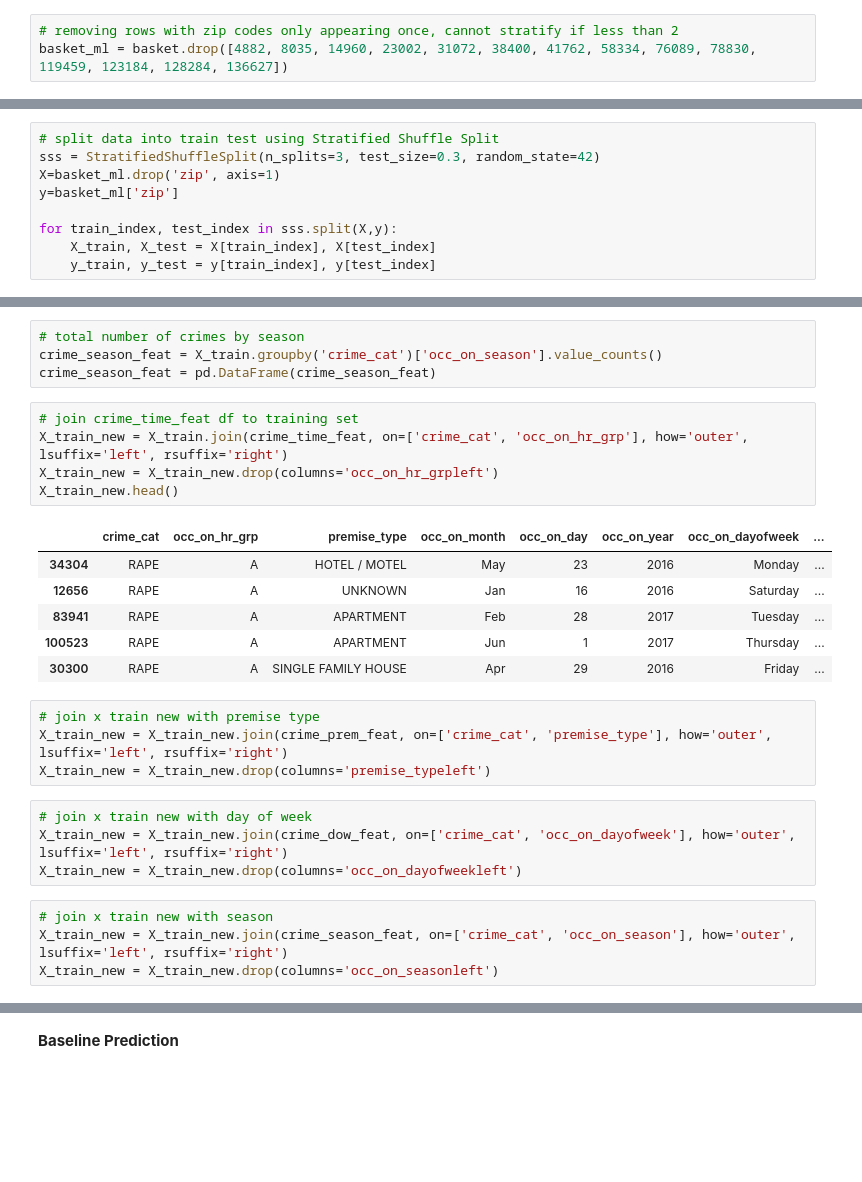
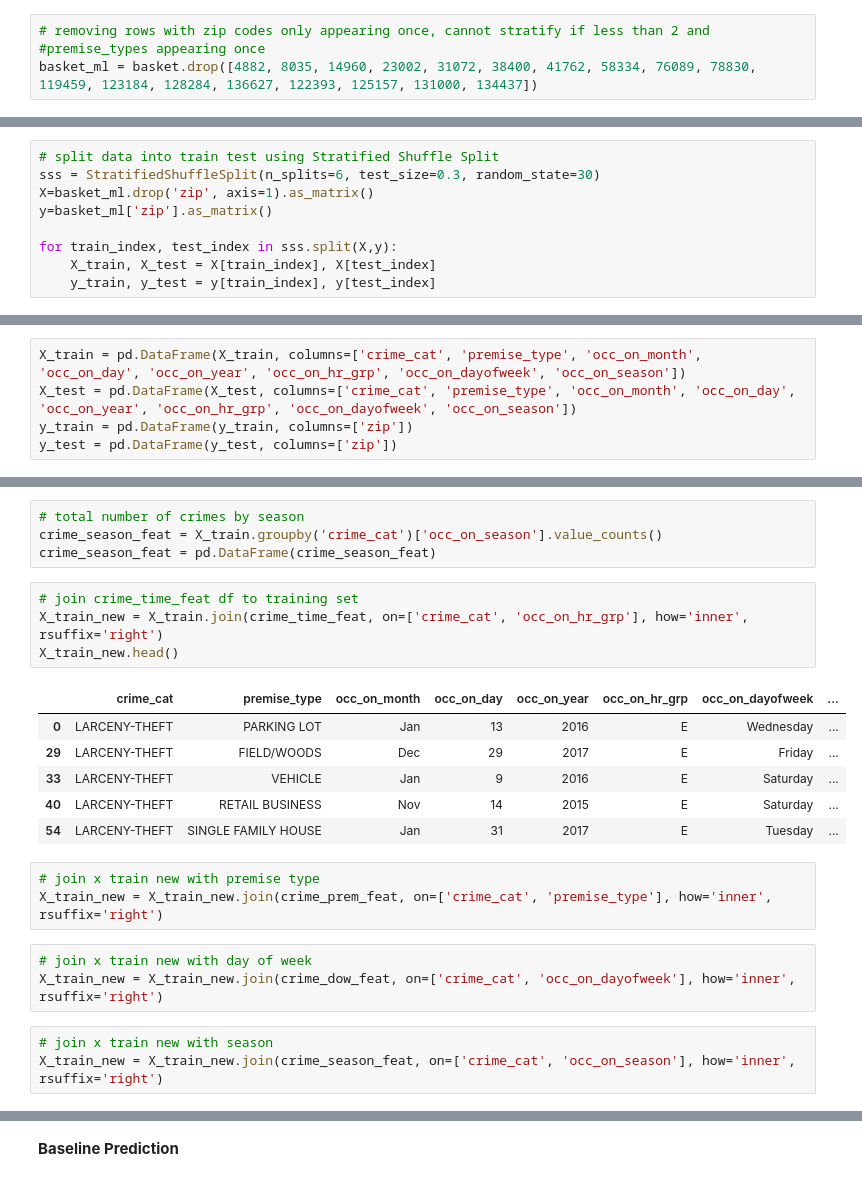
Before and after one commit to jpeterson28/DSCT_Capstone1, a Jupyter notebook: Code.ipynb, the cells around one changed output, grey strips where cells are left out. Saved outputs shown, nothing was run; the diff lists cells and outputs as text; blank space fills up the shorter version.

```diff
--- a/Code.ipynb
+++ b/Code.ipynb
@@ -641,3 +655,3 @@ basket.loc[basket['zip'].isin(zip_array)]
 # %%
-# removing rows with zip codes only appearing once, cannot stratify if less than 2
-basket_ml = basket.drop([4882, 8035, 14960, 23002, 31072, 38400, 41762, 58334, 76089, 78830, 119459, 123184, 128284, 136627])
+# removing rows with zip codes only appearing once, cannot stratify if less than 2 and #premise_types appearing once
+basket_ml = basket.drop([4882, 8035, 14960, 23002, 31072, 38400, 41762, 58334, 76089, 78830, 119459, 123184, 128284, 136627, 122393, 125157, 131000, 134437])
@@ -653,8 +674,8 @@ Name: zip, dtype: int64
 # %%
 # split data into train test using Stratified Shuffle Split
-sss = StratifiedShuffleSplit(n_splits=3, test_size=0.3, random_state=42)
-X=basket_ml.drop('zip', axis=1)
-y=basket_ml['zip']
+sss = StratifiedShuffleSplit(n_splits=6, test_size=0.3, random_state=30)
+X=basket_ml.drop('zip', axis=1).as_matrix()
+y=basket_ml['zip'].as_matrix()
 
 for train_index, test_index in sss.split(X,y):
     X_train, X_test = X[train_index], X[test_index]
@@ -664,3 +683,8 @@ KeyError: '[113190  40619  46661 ...  40955  55517  16495] not in index'
+# %%
+X_train = pd.DataFrame(X_train, columns=['crime_cat', 'premise_type', 'occ_on_month', 'occ_on_day', 'occ_on_year', 'occ_on_hr_grp', 'occ_on_dayofweek', 'occ_on_season'])
+X_test = pd.DataFrame(X_test, columns=['crime_cat', 'premise_type', 'occ_on_month', 'occ_on_day', 'occ_on_year', 'occ_on_hr_grp', 'occ_on_dayofweek', 'occ_on_season'])
+y_train = pd.DataFrame(y_train, columns=['zip'])
+y_test = pd.DataFrame(y_test, columns=['zip'])
 # %% [markdown]
 **Feature Engineering**
 
@@ -686,28 +710,24 @@ crime_season_feat = X_train.groupby('crime_cat')['occ_on_season'].value_counts()
 crime_season_feat = pd.DataFrame(crime_season_feat)
 # %%
 # join crime_time_feat df to training set
-X_train_new = X_train.join(crime_time_feat, on=['crime_cat', 'occ_on_hr_grp'], how='outer', lsuffix='left', rsuffix='right')
-X_train_new = X_train_new.drop(columns='occ_on_hr_grpleft')
+X_train_new = X_train.join(crime_time_feat, on=['crime_cat', 'occ_on_hr_grp'], how='inner', rsuffix='right')
 X_train_new.head()
 # %% [output]
-|  | crime_cat | occ_on_hr_grp | premise_type | occ_on_month | occ_on_day | occ_on_year | occ_on_dayofweek | ... |
-| 34304 | RAPE | A | HOTEL / MOTEL | May | 23 | 2016 | Monday | ... |
-| 12656 | RAPE | A | UNKNOWN | Jan | 16 | 2016 | Saturday | ... |
-| 83941 | RAPE | A | APARTMENT | Feb | 28 | 2017 | Tuesday | ... |
-| 100523 | RAPE | A | APARTMENT | Jun | 1 | 2017 | Thursday | ... |
-| 30300 | RAPE | A | SINGLE FAMILY HOUSE | Apr | 29 | 2016 | Friday | ... |
+|  | crime_cat | premise_type | occ_on_month | occ_on_day | occ_on_year | occ_on_hr_grp | occ_on_dayofweek | ... |
+| 0 | LARCENY-THEFT | PARKING LOT | Jan | 13 | 2016 | E | Wednesday | ... |
+| 29 | LARCENY-THEFT | FIELD/WOODS | Dec | 29 | 2017 | E | Friday | ... |
+| 33 | LARCENY-THEFT | VEHICLE | Jan | 9 | 2016 | E | Saturday | ... |
+| 40 | LARCENY-THEFT | RETAIL BUSINESS | Nov | 14 | 2015 | E | Saturday | ... |
+| 54 | LARCENY-THEFT | SINGLE FAMILY HOUSE | Jan | 31 | 2017 | E | Tuesday | ... |
 # %%
 # join x train new with premise type
-X_train_new = X_train_new.join(crime_prem_feat, on=['crime_cat', 'premise_type'], how='outer', lsuffix='left', rsuffix='right')
-X_train_new = X_train_new.drop(columns='premise_typeleft')
+X_train_new = X_train_new.join(crime_prem_feat, on=['crime_cat', 'premise_type'], how='inner', rsuffix='right')
 # %%
 # join x train new with day of week
-X_train_new = X_train_new.join(crime_dow_feat, on=['crime_cat', 'occ_on_dayofweek'], how='outer', lsuffix='left', rsuffix='right')
-X_train_new = X_train_new.drop(columns='occ_on_dayofweekleft')
+X_train_new = X_train_new.join(crime_dow_feat, on=['crime_cat', 'occ_on_dayofweek'], how='inner', rsuffix='right')
 # %%
 # join x train new with season
-X_train_new = X_train_new.join(crime_season_feat, on=['crime_cat', 'occ_on_season'], how='outer', lsuffix='left', rsuffix='right')
-X_train_new = X_train_new.drop(columns='occ_on_seasonleft')
+X_train_new = X_train_new.join(crime_season_feat, on=['crime_cat', 'occ_on_season'], how='inner', rsuffix='right')
 # %%
 # rename feature columns
 X_train_new = X_train_new.rename(index=str, columns={'occ_on_hr_grpright':'crime_time', 'premise_typeright':'crime_prem',
```
Also changed, not shown: parts of 23 cells of this notebook.
